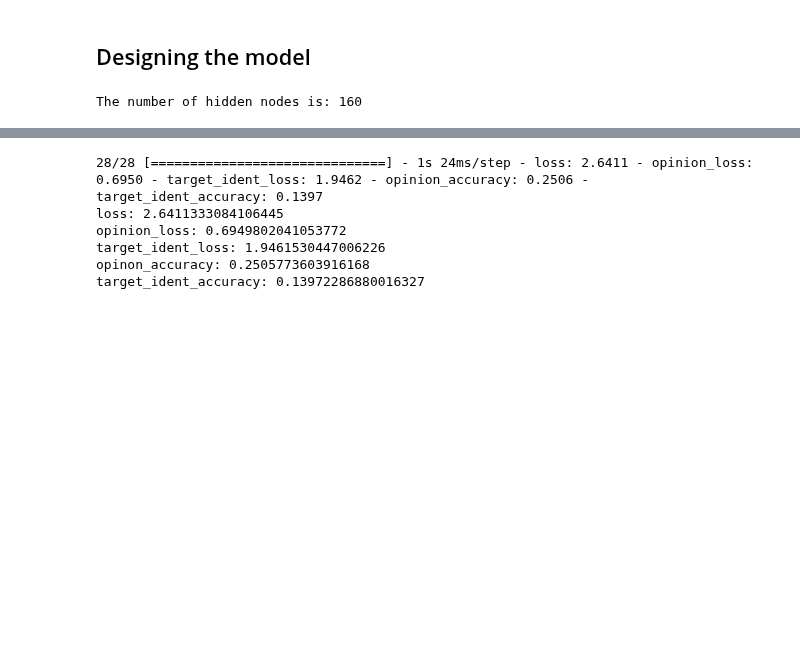
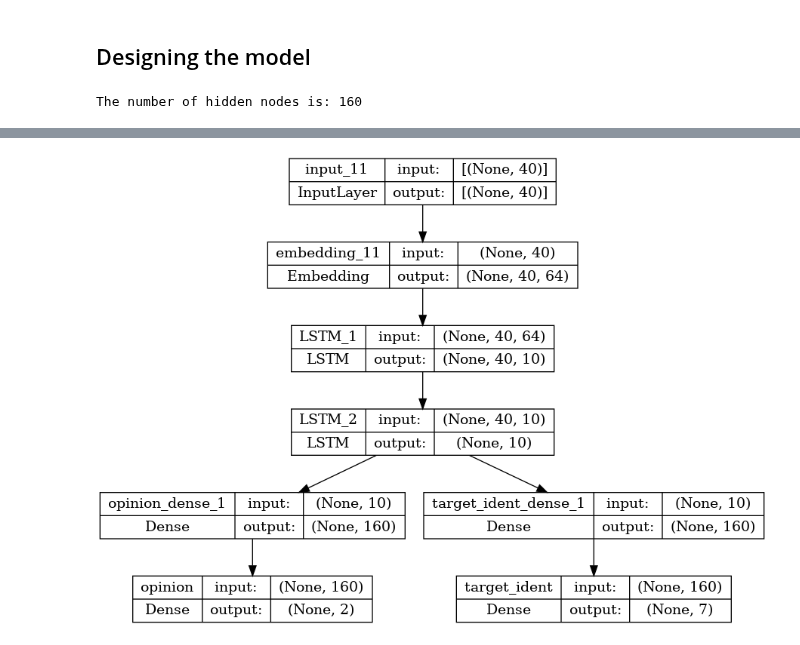
Before and after one commit to SCGlass/deep_learning, a Jupyter notebook: project/project.ipynb, the cells around one changed output, grey strips where cells are left out. Drawn from its saved outputs; the diff is of its cells as text; code cells hidden in the pictures; blank space fills up the shorter version.

```diff
--- a/project/project.ipynb
+++ b/project/project.ipynb
@@ -545,8 +576,8 @@ def base_model(inputs):
 # %%
-def final_model(inputs):
-    _, o, t = base_model(inputs)
-    opinion = Dense(units="2",activation ="softmax", name= "opinion") (o)
-    target_ident = Dense(units= "7", activation="softmax", name= "target_ident") (t)
+def final_model(inputs,base_funtion ):
+    o_dense, t_dense = base_funtion
+    opinion = Dense(units="2",activation ="softmax", name= "opinion") (o_dense)
+    target_ident = Dense(units= "7", activation="softmax", name= "target_ident") (t_dense)
     model = Model(inputs=inputs, outputs= [opinion, target_ident])
 
     return model
@@ -574,11 +584,17 @@ model_checkpoint_opinion = ModelCheckpoint(
 # %%
 inputs = Input(shape=(40,))
 # %%
-model = final_model(inputs)
+model = final_model(inputs, base_model(inputs))
 # %%
-model.compile(optimizer="adam",
+def compile_model(model):
+
+    model.compile(optimizer="adam",
               loss= {"opinion" : "sparse_categorical_crossentropy",
                      "target_ident" : "sparse_categorical_crossentropy"},
-              metrics={"opinion" : "accuracy",
-                       "target_ident" : "accuracy"},
-     )
+              metrics={"opinion" : ["accuracy"],
+                       "target_ident" : ["accuracy"]},)
+
+    plot = tf.keras.utils.plot_model(model, show_shapes=True, show_layer_names=True)
+    display(plot)
+
+    return model
@@ -609,6 +600,0 @@ You must install pydot (`pip install pydot`) and install graphviz (see instructi
-# %%
-
-history = model.fit(X_train, y_train,
-                validation_data=(X_val,y_val),
-                epochs=50,
-                callbacks=[early_stopping, model_checkpoint_opinion,model_checkpoint_target_ident])
@@ -650,15 +601,5 @@ INFO:tensorflow:Assets written to: ../project/model_save_target_ident/assets
-# %%
-loss, opinion_loss, target_ident_loss, opinion_accuracy, target_ident_accuracy = model.evaluate(x=X_val, y=y_val)
-print(f'loss: {loss}')
-print(f'opinion_loss: {opinion_loss}')
-print(f'target_ident_loss: {target_ident_loss}')
-print(f'opinon_accuracy: {opinion_accuracy}')
-print(f'target_ident_accuracy: {target_ident_accuracy}')
-# %% [output]
-28/28 [==============================] - 1s 24ms/step - loss: 2.6411 - opinion_loss: 0.6950 - target_ident_loss: 1.9462 - opinion_accuracy: 0.2506 - target_ident_accuracy: 0.1397
-loss: 2.6411333084106445
-opinion_loss: 0.6949802041053772
-target_ident_loss: 1.9461530447006226
-opinon_accuracy: 0.2505773603916168
-target_ident_accuracy: 0.13972286880016327
+# %%
+model = compile_model(model)
+# %% [output]
+[figure, added]
 # %%
```
Also changed, not shown: parts of 21 cells of this notebook, 1 other file.
